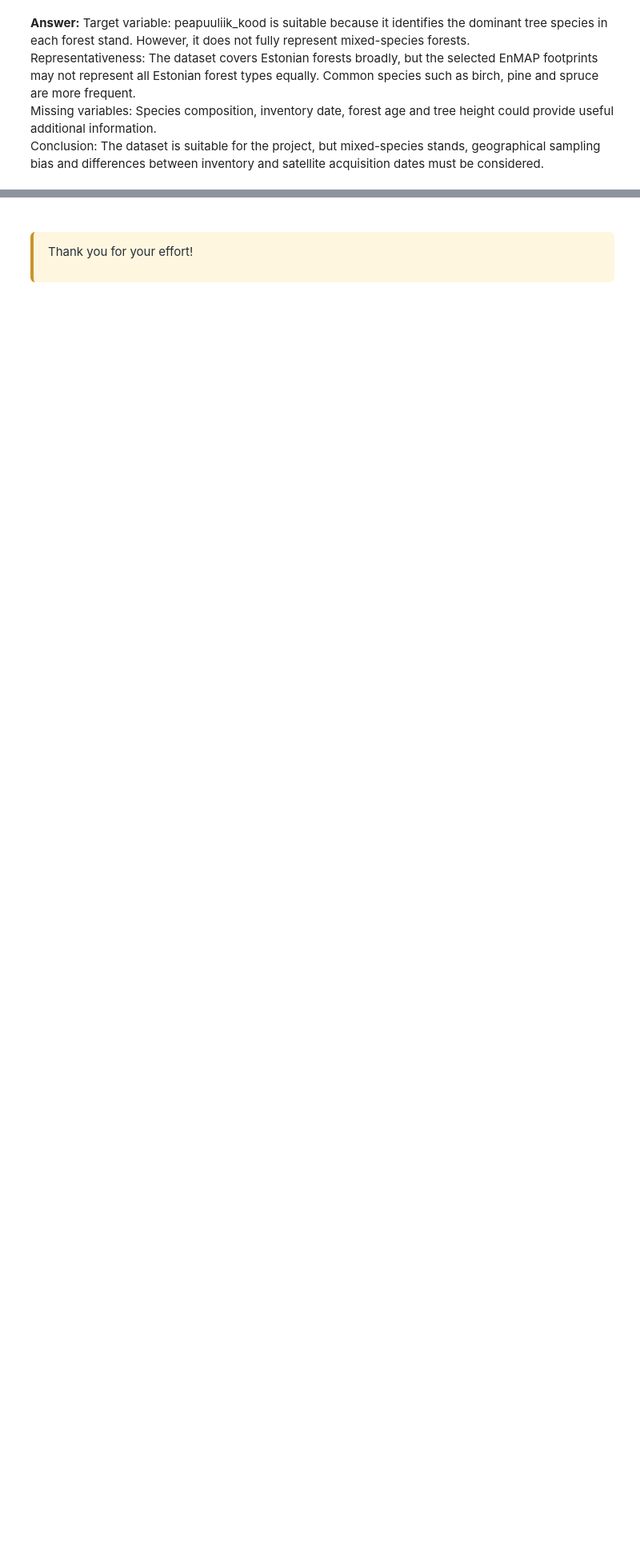
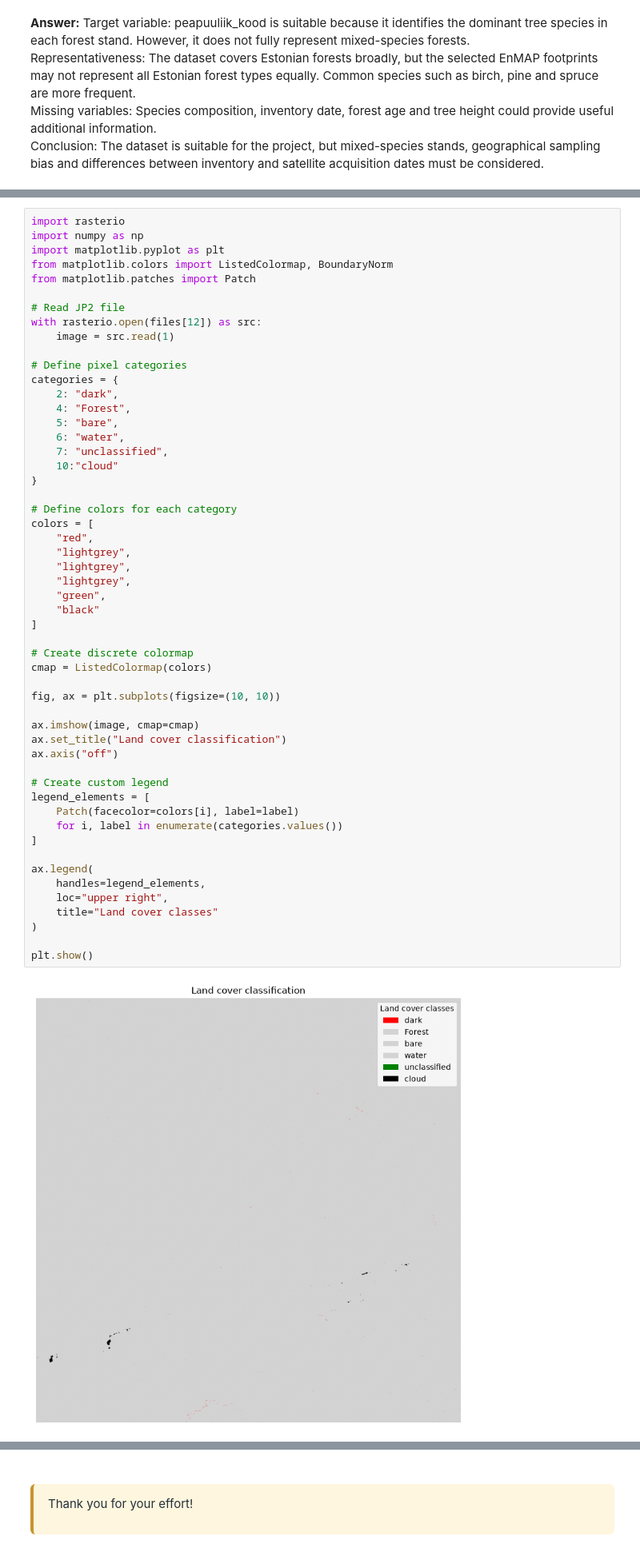
Before and after one commit to joonatan40/IDS2026_TreeSpecies, a Jupyter notebook: IDS2026_HW07.ipynb, the cells around one changed output, grey strips where cells are left out. Shown at 80% size. Drawn from its saved outputs; the diff is of its cells as text; blank space fills up the shorter version.

```diff
--- a/IDS2026_HW07.ipynb
+++ b/IDS2026_HW07.ipynb
@@ -401,0 +535,55 @@ Conclusion: The dataset is suitable for the project, but mixed-species stands, g
+# %%
+import rasterio
+import numpy as np
+import matplotlib.pyplot as plt
+from matplotlib.colors import ListedColormap, BoundaryNorm
+from matplotlib.patches import Patch
+
+# Read JP2 file
+with rasterio.open(files[12]) as src:
+    image = src.read(1)
+
+# Define pixel categories
+categories = {
+    2: "dark",
+    4: "Forest",
+    5: "bare",
+    6: "water",
+    7: "unclassified",
+    10:"cloud"
+}
+
+# Define colors for each category
+colors = [
+    "red",
+    "lightgrey",
+    "lightgrey",
+    "lightgrey",
+    "green",
+    "black"
+]
+
+# Create discrete colormap
+cmap = ListedColormap(colors)
+
+fig, ax = plt.subplots(figsize=(10, 10))
+
+ax.imshow(image, cmap=cmap)
+ax.set_title("Land cover classification")
+ax.axis("off")
+
+# Create custom legend
+legend_elements = [
+    Patch(facecolor=colors[i], label=label)
+    for i, label in enumerate(categories.values())
+]
+
+ax.legend(
+    handles=legend_elements,
+    loc="upper right",
+    title="Land cover classes"
+)
+
+plt.show()
+# %% [output]
+[figure, added]
```
Also changed, not shown: parts of 22 cells of this notebook.
